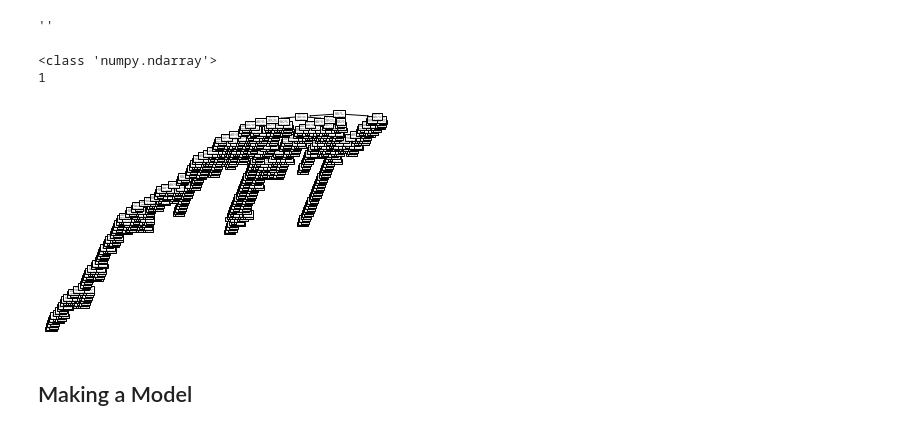
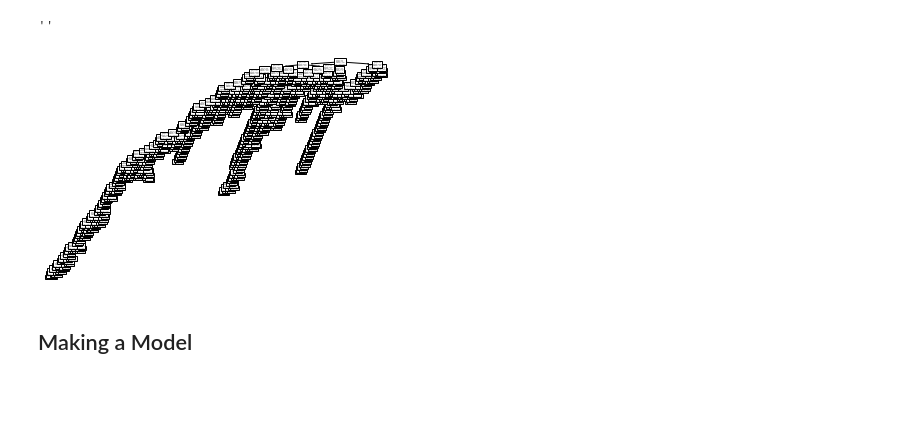
Before and after one commit to johnsont4/TwitterAnalysis, a Jupyter notebook: FInalSubmission.ipynb, the cells around one changed output. Cells and saved outputs as stored; diff of their text form; code cells hidden in the pictures; blank space fills up the shorter version.

```diff
--- a/FInalSubmission.ipynb
+++ b/FInalSubmission.ipynb
@@ -344,23 +589,15 @@ Calm group size:  (7, 102)
 Calm group entropy:  -0.0
 ''
 # %%
-from sklearn import tree
-import graphviz
-
+# Illustrates a decision tree using graphviz module
 clf = tree.DecisionTreeClassifier(criterion='entropy')
 clf.fit(matrix, targetArray)
 
-x = clf.predict_proba(matrix[340].reshape(1, -1))
-print(type(matrix[340]))
-print(targetArray[340])
-
 tree.plot_tree(clf)
-#dot_data = tree.export_graphviz(clf, out_file='decisionTree')
+dot_data = tree.export_graphviz(clf, out_file='decisionTree')
 graph = graphviz.Source(dot_data)
 # %% [output]
-<class 'numpy.ndarray'>
-1
-[figure, old version]
+[figure, new version]
 # %% [markdown]
 ## Making a Model
 # %% [markdown]
```
Also changed, not shown: parts of 77 cells of this notebook, 16 other files.
